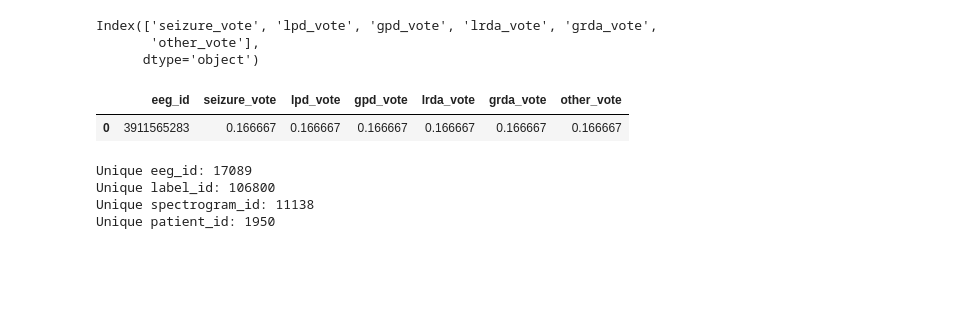
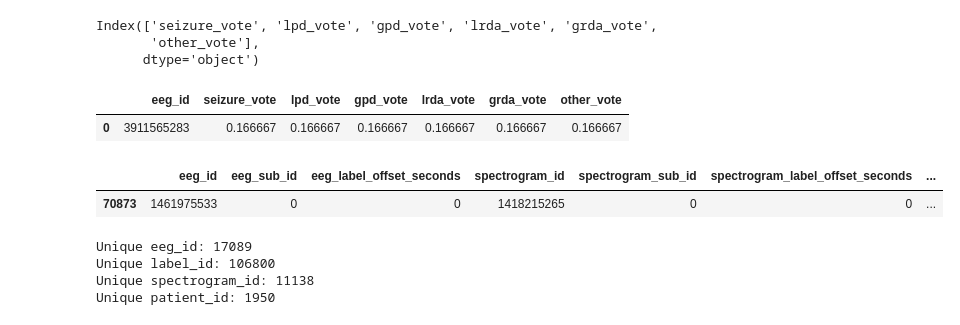
Before and after one commit to AzimuthLI/kaggle_hms, a Jupyter notebook: notebooks/EDA.ipynb, the cells around one changed output. Cells and saved outputs as stored; diff of their text form; code cells hidden in the pictures; blank space fills up the shorter version.

```diff
--- a/notebooks/EDA.ipynb
+++ b/notebooks/EDA.ipynb
@@ -44,6 +44,11 @@ Index(['seizure_vote', 'lpd_vote', 'gpd_vote', 'lrda_vote', 'grda_vote',
       dtype='object')
 |  | eeg_id | seizure_vote | lpd_vote | gpd_vote | lrda_vote | grda_vote | other_vote |
 | 0 | 3911565283 | 0.166667 | 0.166667 | 0.166667 | 0.166667 | 0.166667 | 0.166667 |
+# %%
+train_df[train_df['eeg_id']==1461975533]
+# %% [output]
+|  | eeg_id | eeg_sub_id | eeg_label_offset_seconds | spectrogram_id | spectrogram_sub_id | spectrogram_label_offset_seconds | ... |
+| 70873 | 1461975533 | 0 | 0 | 1418215265 | 0 | 0 | ... |
 # %%
 print("Unique eeg_id:", train_df['eeg_id'].nunique())
 print("Unique label_id:", train_df['label_id'].nunique())
```
Also changed, not shown: parts of 22 cells of this notebook, 6 other files.
